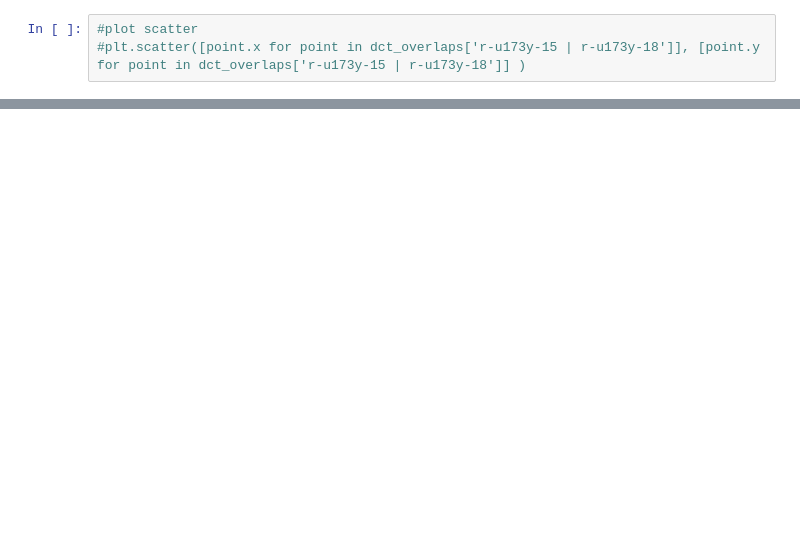
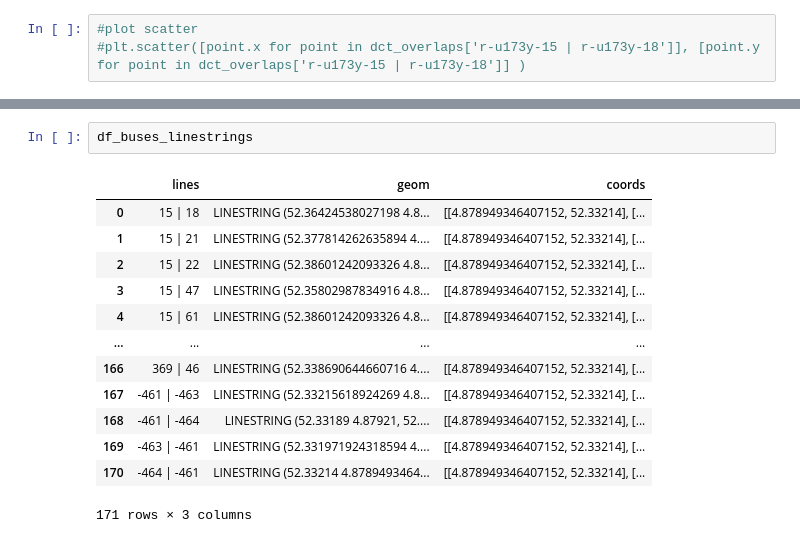
Before and after one commit to mayar-ariss/MIT.Sensing-Optimisation-AMS, a Jupyter notebook: similarity.ipynb, the cells around one changed output, grey strips where cells are left out. Saved outputs shown, nothing was run; the diff lists cells and outputs as text; blank space fills up the shorter version.

```diff
--- a/similarity.ipynb
+++ b/similarity.ipynb
@@ -453,0 +551,16 @@ m
+# %%
+df_buses_linestrings
+# %% [output]
+|  | lines | geom | coords |
+| 0 | 15 | 18 | LINESTRING (52.36424538027198 4.8... | [[4.878949346407152, 52.33214], [... |
+| 1 | 15 | 21 | LINESTRING (52.377814262635894 4.... | [[4.878949346407152, 52.33214], [... |
+| 2 | 15 | 22 | LINESTRING (52.38601242093326 4.8... | [[4.878949346407152, 52.33214], [... |
+| 3 | 15 | 47 | LINESTRING (52.35802987834916 4.8... | [[4.878949346407152, 52.33214], [... |
+| 4 | 15 | 61 | LINESTRING (52.38601242093326 4.8... | [[4.878949346407152, 52.33214], [... |
+| ... | ... | ... | ... |
+| 166 | 369 | 46 | LINESTRING (52.338690644660716 4.... | [[4.878949346407152, 52.33214], [... |
+| 167 | -461 | -463 | LINESTRING (52.33215618924269 4.8... | [[4.878949346407152, 52.33214], [... |
+| 168 | -461 | -464 | LINESTRING (52.33189 4.87921, 52.... | [[4.878949346407152, 52.33214], [... |
+| 169 | -463 | -461 | LINESTRING (52.331971924318594 4.... | [[4.878949346407152, 52.33214], [... |
+| 170 | -464 | -461 | LINESTRING (52.33214 4.8789493464... | [[4.878949346407152, 52.33214], [... |
+171 rows × 3 columns
```
Also changed, not shown: parts of 11 cells of this notebook.
